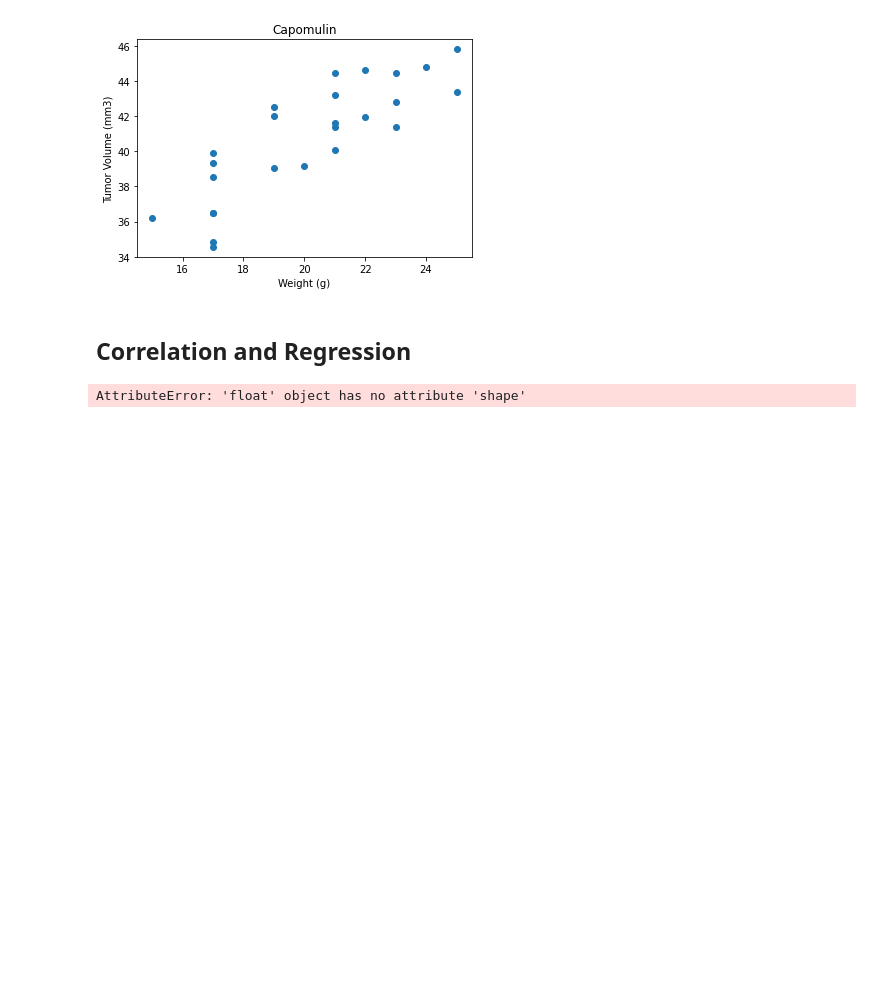
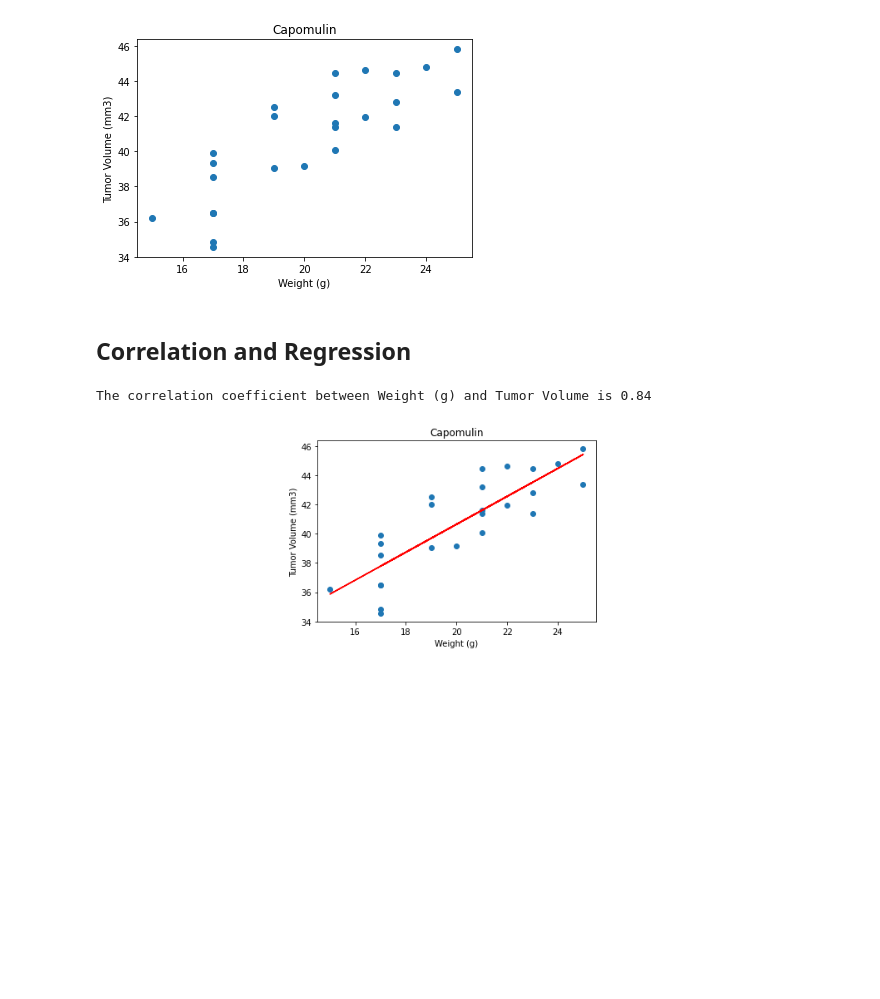
Before and after one commit to KKornegay/Pymaceuticals_dataset, a Jupyter notebook: pymaceuticals.ipynb, the cells around one changed output. Drawn from its saved outputs; the diff is of its cells as text; code cells hidden in the pictures; blank space fills up the shorter version.

```diff
--- a/pymaceuticals.ipynb
+++ b/pymaceuticals.ipynb
@@ -376,7 +376,7 @@ plt.show()
 [figure]
 # %%
 # Generate a scatter plot of mouse weight versus average tumor volume for the Capomulin regimen
-mouse_weight = capomulin_data.groupby("Mouse ID")["Weight (g)"].unique()
+mouse_weight = capomulin_data.groupby("Mouse ID")["Weight (g)"].mean()
 average_tumor = capomulin_data.groupby("Mouse ID")["Tumor Volume (mm3)"].mean()
 
 plt.scatter(x=mouse_weight, y=average_tumor)
@@ -391,18 +391,19 @@ plt.show()
 # %%
 # Calculate the correlation coefficient and linear regression model
 # for mouse weight and average tumor volume for the Capomulin regimen
-#print(f"The correlation coefficient between Weight (g) and Tumor Volume is {round(st.pearsonr(mouse_weight, average_tumor)[0],2)}")
+print(f"The correlation coefficient between Weight (g) and Tumor Volume is {round(st.pearsonr(mouse_weight, average_tumor)[0],2)}")
 x_values = mouse_weight
 y_values = average_tumor
-(slope, intercept, rvalue, pvalue, stderr) = linregress(x_values, y_values)
+(slope, intercept, rvalue, pvalue, stderr) = st.linregress(x_values, y_values)
 regress_values = x_values * slope + intercept
 line_eq = "y = " + str(round(slope,2)) + "x + " + str(round(intercept,2))
 plt.scatter(x_values,y_values)
 plt.plot(x_values,regress_values,"r-")
 plt.annotate(line_eq,(6,10),fontsize=15,color="red")
 plt.xlabel('Weight (g)')
 plt.ylabel('Tumor Volume (mm3)')
 plt.title("Capomulin")
 plt.show()
 # %% [output]
-AttributeError: 'float' object has no attribute 'shape'
+The correlation coefficient between Weight (g) and Tumor Volume is 0.84
+[figure, added]
```
